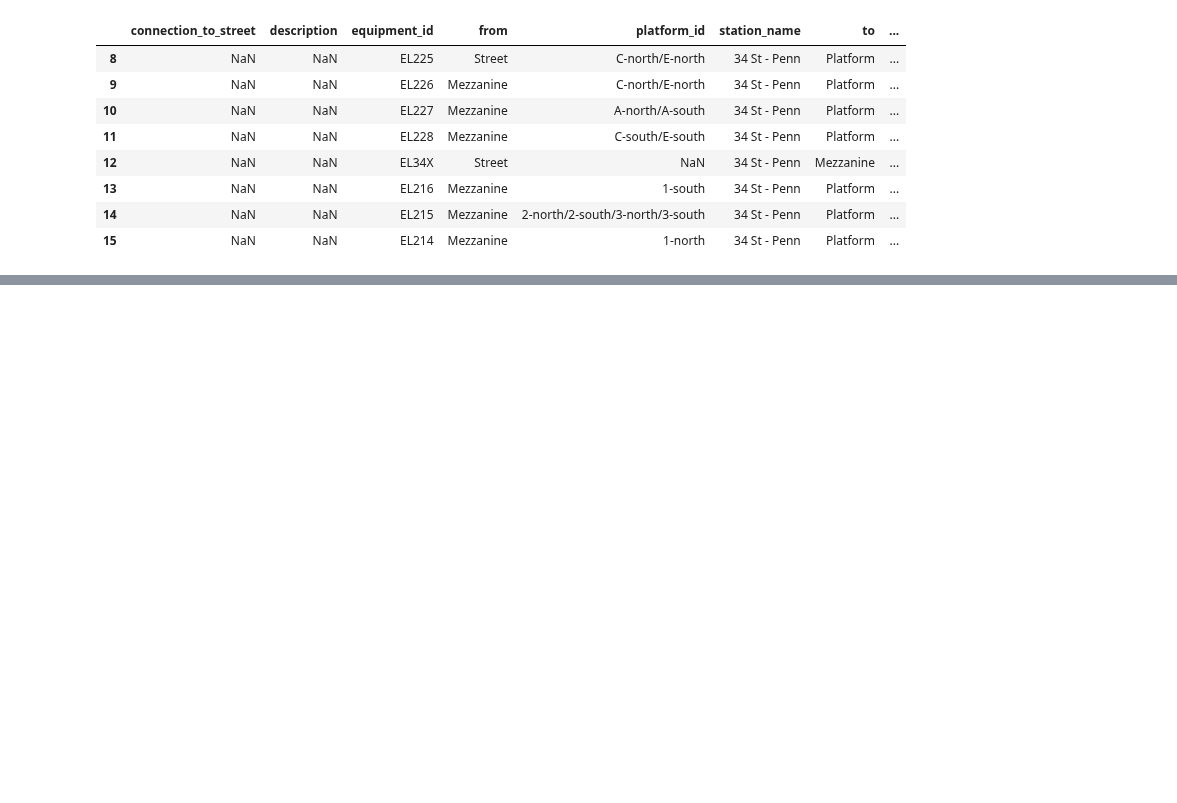
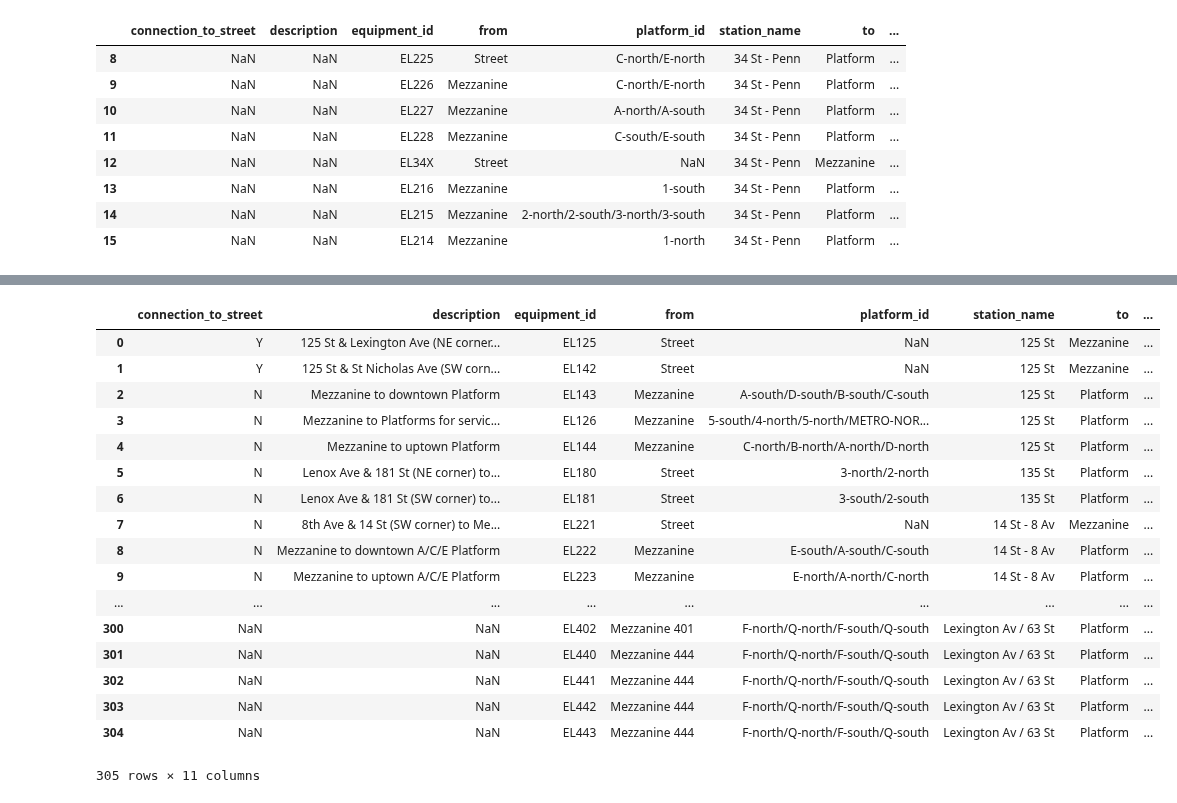
Before and after one commit to tsdataclinic/mta, a Jupyter notebook: notebooks/network/station-graph-maker.ipynb, the cells around one changed output, grey strips where cells are left out. Saved outputs shown, nothing was run; the diff lists cells and outputs as text; code cells hidden in the pictures; blank space fills up the shorter version.

```diff
--- a/notebooks/network/station-graph-maker.ipynb
+++ b/notebooks/network/station-graph-maker.ipynb
@@ -253,0 +261,26 @@ Name: station_name, Length: 305, dtype: bool
+# %%
+# Merge in the override data
+override_elevators = pd.read_csv(DATA_DIR+'data/raw/elevator-override.csv')
+
+elevators = elevators.merge(override_elevators, how='outer')
+
+elevators
+# %% [output]
+|  | connection_to_street | description | equipment_id | from | platform_id | station_name | to | ... |
+| 0 | Y | 125 St & Lexington Ave (NE corner... | EL125 | Street | NaN | 125 St | Mezzanine | ... |
+| 1 | Y | 125 St & St Nicholas Ave (SW corn... | EL142 | Street | NaN | 125 St | Mezzanine | ... |
+| 2 | N | Mezzanine to downtown Platform | EL143 | Mezzanine | A-south/D-south/B-south/C-south | 125 St | Platform | ... |
+| 3 | N | Mezzanine to Platforms for servic... | EL126 | Mezzanine | 5-south/4-north/5-north/METRO-NOR... | 125 St | Platform | ... |
+| 4 | N | Mezzanine to uptown Platform | EL144 | Mezzanine | C-north/B-north/A-north/D-north | 125 St | Platform | ... |
+| 5 | N | Lenox Ave & 181 St (NE corner) to... | EL180 | Street | 3-north/2-north | 135 St | Platform | ... |
+| 6 | N | Lenox Ave & 181 St (SW corner) to... | EL181 | Street | 3-south/2-south | 135 St | Platform | ... |
+| 7 | N | 8th Ave & 14 St (SW corner) to Me... | EL221 | Street | NaN | 14 St - 8 Av | Mezzanine | ... |
+| 8 | N | Mezzanine to downtown A/C/E Platform | EL222 | Mezzanine | E-south/A-south/C-south | 14 St - 8 Av | Platform | ... |
+| 9 | N | Mezzanine to uptown A/C/E Platform | EL223 | Mezzanine | E-north/A-north/C-north | 14 St - 8 Av | Platform | ... |
+| ... | ... | ... | ... | ... | ... | ... | ... | ... |
+| 300 | NaN | NaN | EL402 | Mezzanine 401 | F-north/Q-north/F-south/Q-south | Lexington Av / 63 St | Platform | ... |
+| 301 | NaN | NaN | EL440 | Mezzanine 444 | F-north/Q-north/F-south/Q-south | Lexington Av / 63 St | Platform | ... |
+| 302 | NaN | NaN | EL441 | Mezzanine 444 | F-north/Q-north/F-south/Q-south | Lexington Av / 63 St | Platform | ... |
+| 303 | NaN | NaN | EL442 | Mezzanine 444 | F-north/Q-north/F-south/Q-south | Lexington Av / 63 St | Platform | ... |
+| 304 | NaN | NaN | EL443 | Mezzanine 444 | F-north/Q-north/F-south/Q-south | Lexington Av / 63 St | Platform | ... |
+305 rows × 11 columns
```
Also changed, not shown: parts of 7 cells of this notebook.
